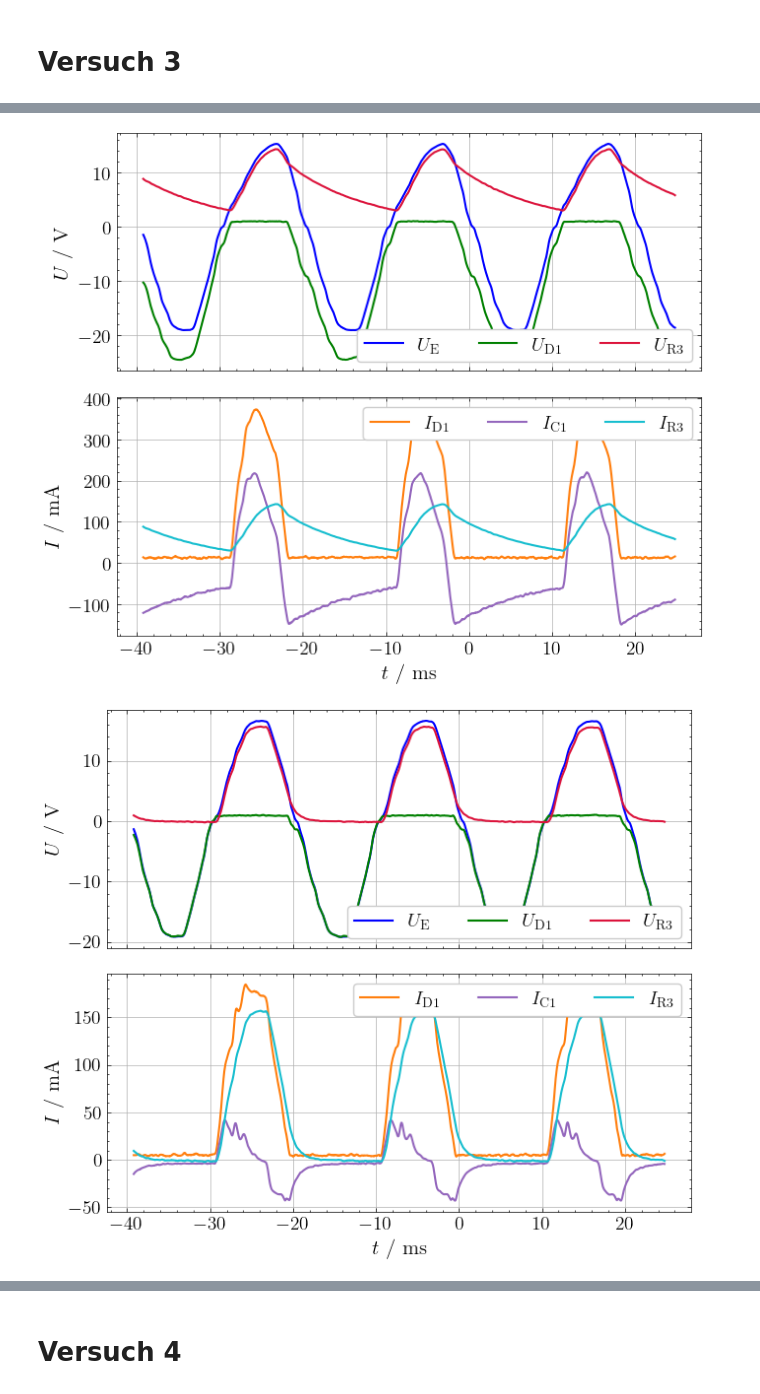
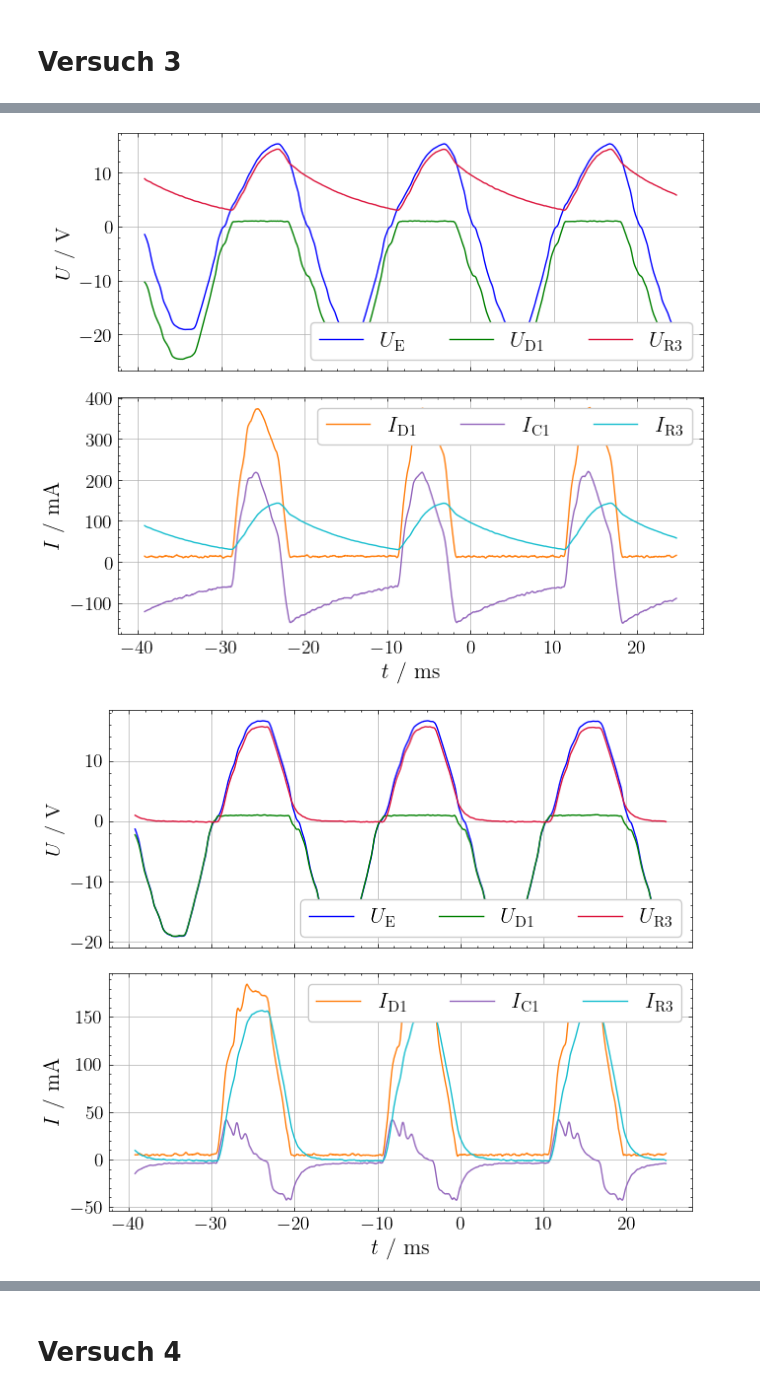
Before and after one commit to eudaemon3/Labor-Experimentalphysik-2, a Jupyter notebook: 05_Halbleiterdiode/Auswertung.ipynb, the cells around one changed output, grey strips where cells are left out. Saved outputs shown, nothing was run; the diff lists cells and outputs as text; code cells hidden in the pictures.

```diff
--- a/05_Halbleiterdiode/Auswertung.ipynb
+++ b/05_Halbleiterdiode/Auswertung.ipynb
@@ -199,18 +203,18 @@ def plot_measurement(filepath, R3, save=False):
 
     # --- Plot voltages ---
     for label, y, color in voltages:
-        axV.plot(time, y, color=color, linewidth=1.5, label=label)
+        axV.plot(time, y, color=color, linewidth=1, label=label)
     axV.set_ylabel(r"$U$ / V", fontsize=15)
     axV.grid(True)
-    axV.legend(loc='lower right', ncol=len(voltages), frameon=True, framealpha=1, fontsize=14)
+    axV.legend(loc='lower right', ncol=len(voltages), frameon=True, framealpha=1, fontsize=16)
 
     # --- Plot currents ---
     for label, y, color in currents:
-        axI.plot(time, y, color=color, linewidth=1.5, linestyle='-', label=label)
-    axI.set_ylabel(r"$I$ / mA", fontsize=15)
-    axI.set_xlabel(r"$t$ / ms", fontsize=15)
+        axI.plot(time, y, color=color, linewidth=1, linestyle='-', label=label)
+    axI.set_ylabel(r"$I$ / mA", fontsize=16)
+    axI.set_xlabel(r"$t$ / ms", fontsize=16)
     axI.grid(True)
-    axI.legend(loc='upper right', ncol=len(currents), frameon=True, framealpha=1, fontsize=14)
+    axI.legend(loc='upper right', ncol=len(currents), frameon=True, framealpha=1, fontsize=16)
 
 
     plt.tight_layout()
@@ -226,7 +230,14 @@ def plot_measurement(filepath, R3, save=False):
     return fig
 # %%
 R3 = [100, 100, 1500, 1500, -1, -1] #Ohm
+C = [100, 10, 100, 10, 100, 10]
+
+U_eff = [5.940, 3.409, 3.979, 0.633, 0.062, 0.06]
+U_gl = [4.496, 7.730, 11.217, 15.961, 18.507, 18.502]
+
 files = get_all_csv()[2:-3]
 for i,f in enumerate(files):
-    plot_measurement(f, R3[i], save=True)
+    w = U_eff[i] / U_gl[i]
+    print(w)
+    plot_measurement(f, R3[i], save=False)
 # %% [output]
@@ -238,2 +249,2 @@ Saved figure to results/V03_infO_100muF.png
-[figure, old version]
+[figure, new version]
-[figure, old version]
+[figure, new version]
```
Also changed, not shown: parts of 8 cells of this notebook, 4 other files.
